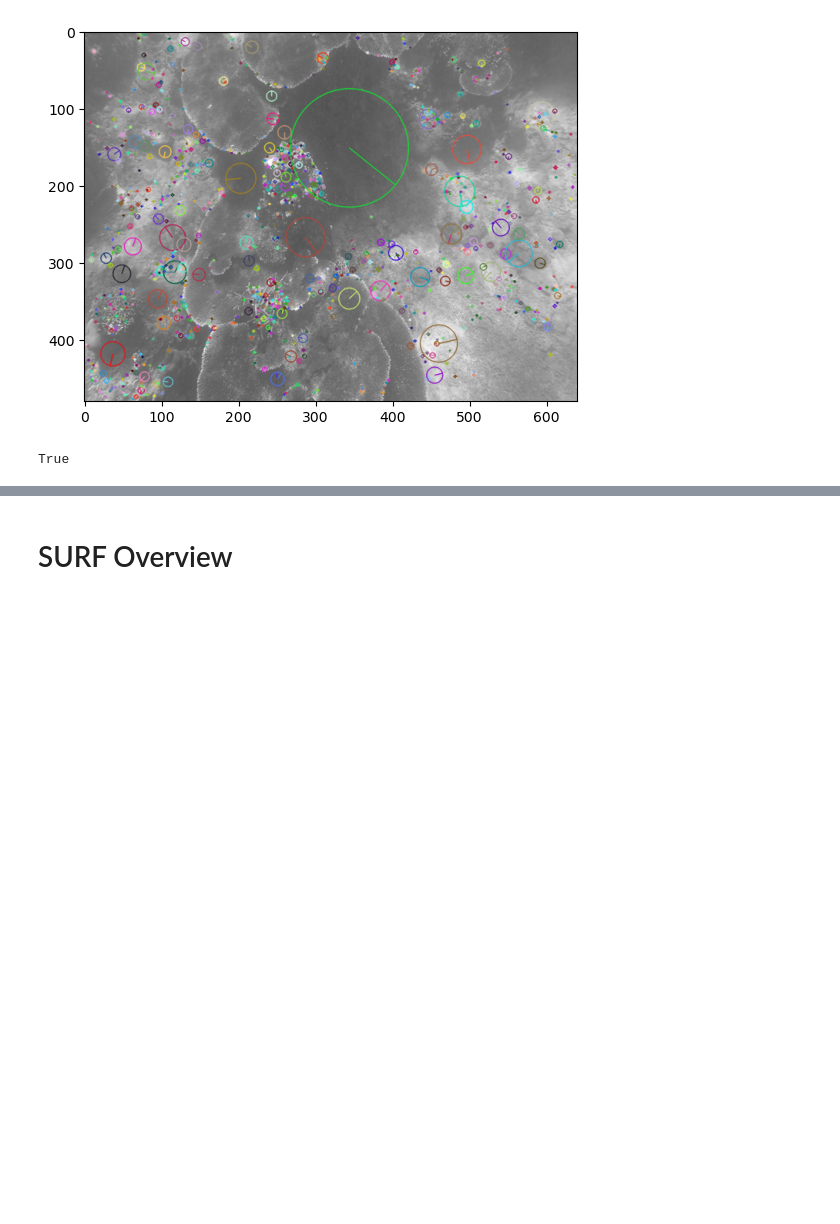
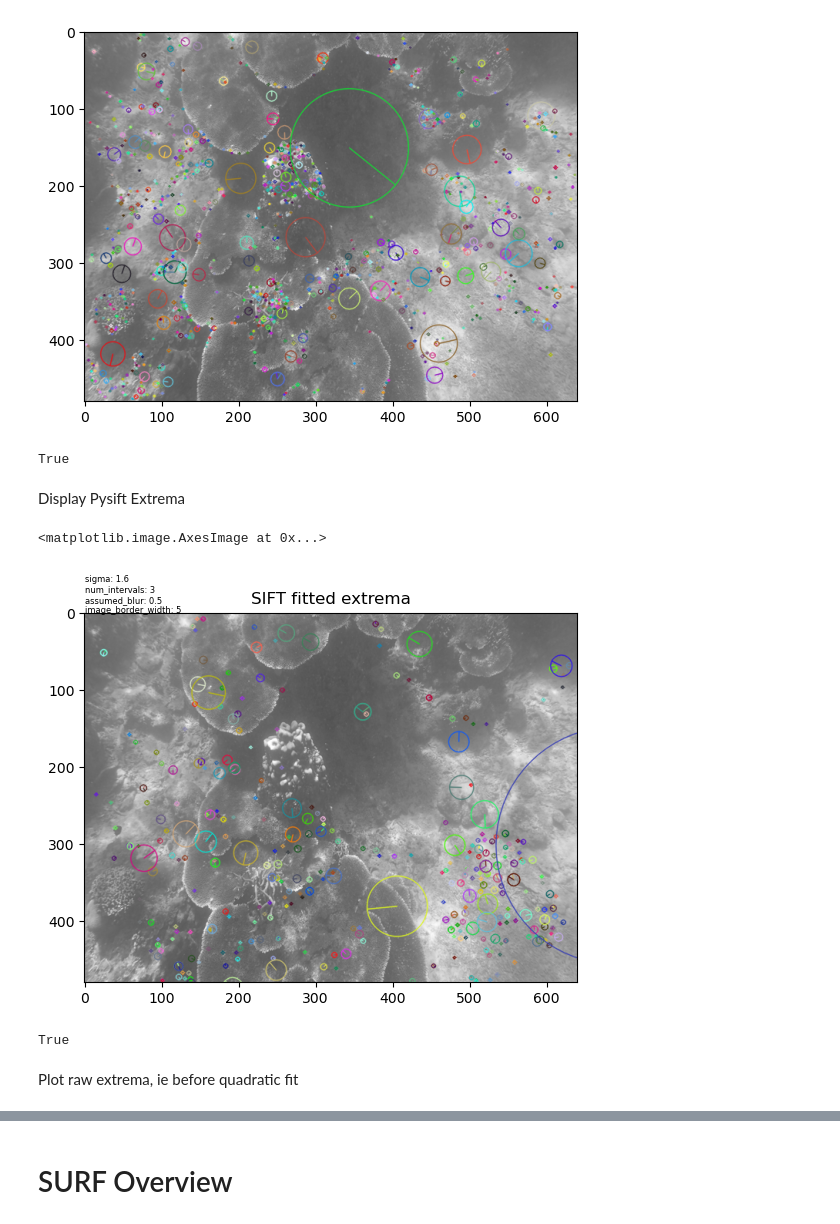
Before and after one commit to SushiOfDestiny/Data_Sophia_Aquatic_SIFT, a Jupyter notebook: discover_opencv/discover_opencv.ipynb, the cells around one changed output, grey strips where cells are left out. Cells and saved outputs as stored; diff of their text form; code cells hidden in the pictures; blank space fills up the shorter version.

```diff
--- a/discover_opencv/discover_opencv.ipynb
+++ b/discover_opencv/discover_opencv.ipynb
@@ -340,3 +346,58 @@ img = cv.imread(aqua_image_path + image_name + image_extension, 0)
 cv.imwrite(aqua_image_path + image_name + "_sift_keypoints_python.jpg", kp_img)
 # %% [output]
 True
+# %% [markdown]
+Display Pysift Extrema
+# %%
+aqua_image_path = "images/aqua_images/"
+
+image_name = "87_img_"
+image_extension = ".png"
+
+img = cv.imread(aqua_image_path + image_name + image_extension, 0)
+
+# parameters
+sigma = 1.6
+num_intervals = 3
+assumed_blur = 0.5
+image_border_width = 5
+
+keypoints = visu_extrema.compute_fitted_extrema(
+    img, sigma, num_intervals, assumed_blur, image_border_width
+)
+# %%
+kp_img = cv.drawKeypoints(
+    img, keypoints, img, flags=cv.DRAW_MATCHES_FLAGS_DRAW_RICH_KEYPOINTS
+)
+
+# plot image with title, and information about parameters
+plt.title("SIFT fitted extrema")
+# add text with pyplot
+plt.text(
+    0,
+    0,
+    "sigma: "
+    + str(sigma)
+    + "\n"
+    + "num_intervals: "
+    + str(num_intervals)
+    + "\n"
+    + "assumed_blur: "
+    + str(assumed_blur)
+    + "\n"
+    + "image_border_width: "
+    + str(image_border_width),
+    fontsize=6,
+)
+
+plt.imshow(kp_img)
+# %% [output]
+<matplotlib.image.AxesImage at 0x...>
+[figure, added]
+# %%
+# save image
+cv.imwrite(images_path + image_name + "_sift_fitted_extrema.jpg", kp_img)
+# %% [output]
+True
+# %% [markdown]
+Plot raw extrema, ie before quadratic fit
```
Also changed, not shown: parts of 12 cells of this notebook.
